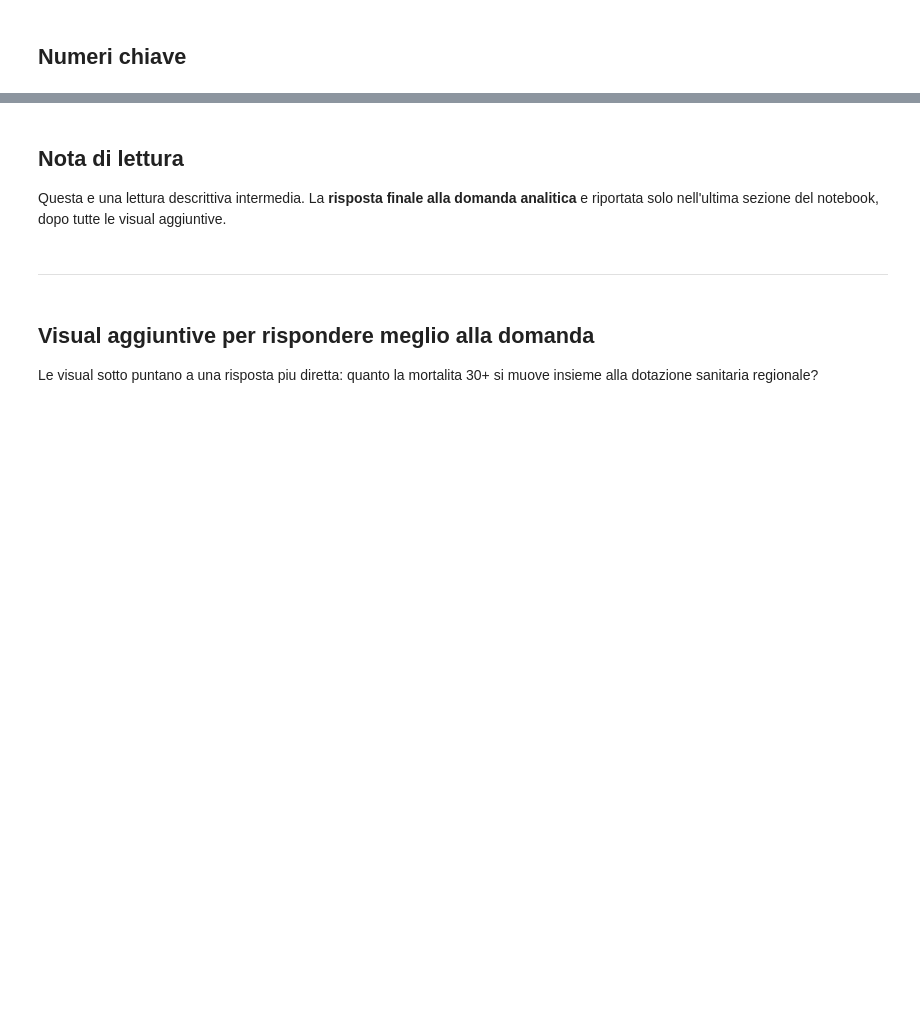
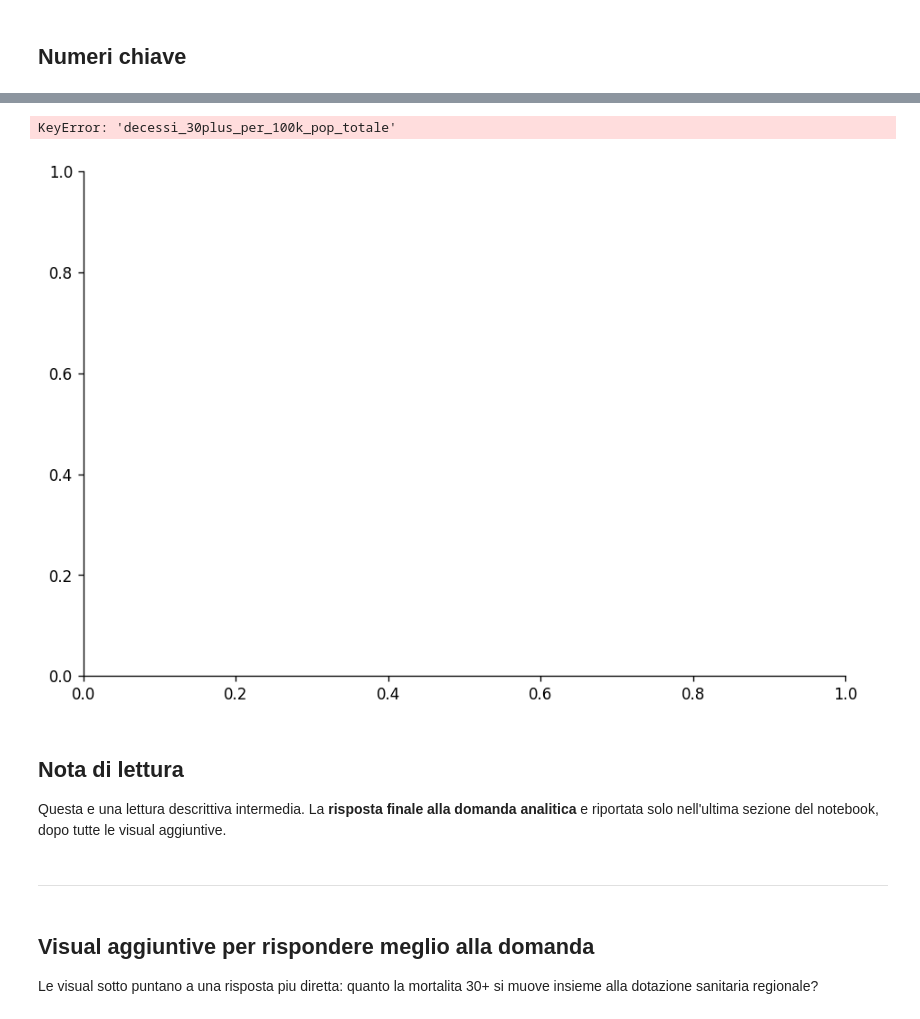
Before and after one commit to dataciviclab/dataset-incubator, a Jupyter notebook: preprojects/project_candidates/malasanita-struttura-mortalita/notebooks/malasanita_preanalysis_v1.ipynb, the cells around one changed output, grey strips where cells are left out. Saved outputs shown, nothing was run; the diff lists cells and outputs as text; code cells hidden in the pictures; blank space fills up the shorter version.

```diff
--- a/preprojects/project_candidates/malasanita-struttura-mortalita/notebooks/malasanita_preanalysis_v1.ipynb
+++ b/preprojects/project_candidates/malasanita-struttura-mortalita/notebooks/malasanita_preanalysis_v1.ipynb
@@ -177,15 +205,18 @@ Asse X: posti letto previsti per 100k (fonte C) | Asse Y: decessi 30+ per 100k (
 # %%
 fig, ax = plt.subplots(figsize=(9, 6))
 scatter_plot(
     ax,
     x_col='posti_letto_previsti_per_100k',
-    y_col='decessi_evitabili_30plus_per_100k_pop_totale',
+    y_col='decessi_30plus_per_100k_pop_totale',
     x_label='Posti letto previsti per 100k residenti',
-    title='Posti letto per 100k vs MortalitÃ  totale 30+ per 100k â€” Regioni italiane 2022',
+    title='Posti letto per 100k vs Mortalita totale 30+ per 100k - Regioni italiane 2022',
     df=df
 )
 plt.tight_layout()
 plt.show()
+# %% [output]
+KeyError: 'decessi_30plus_per_100k_pop_totale'
+[figure, added]
 # %% [markdown]
 ## Nota di lettura
 
```
Also changed, not shown: parts of 14 cells of this notebook, 2 other files.
